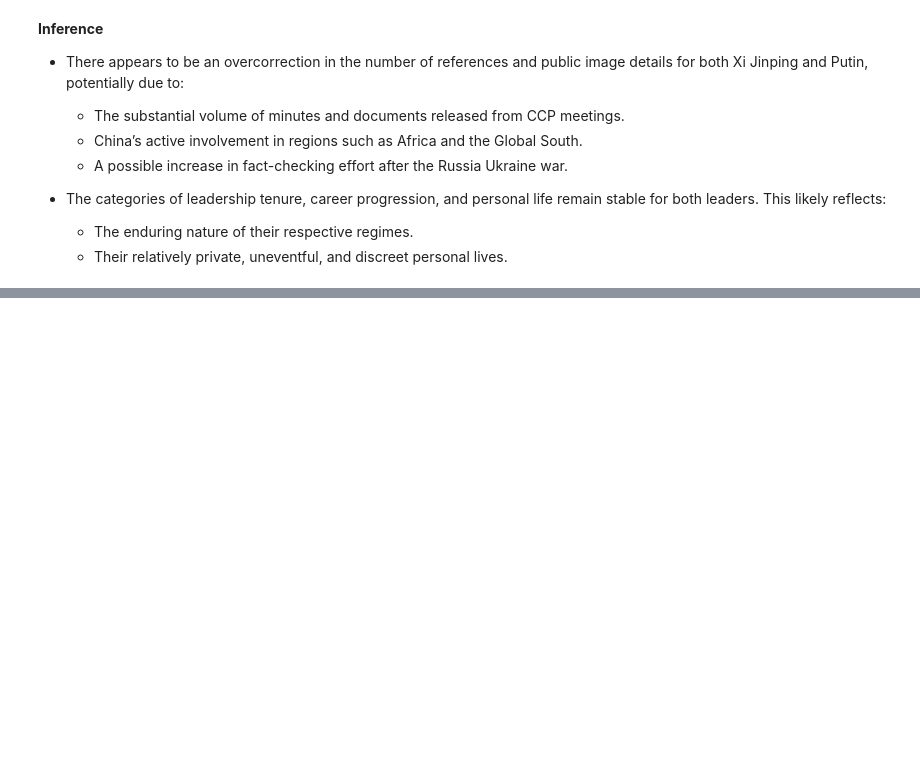
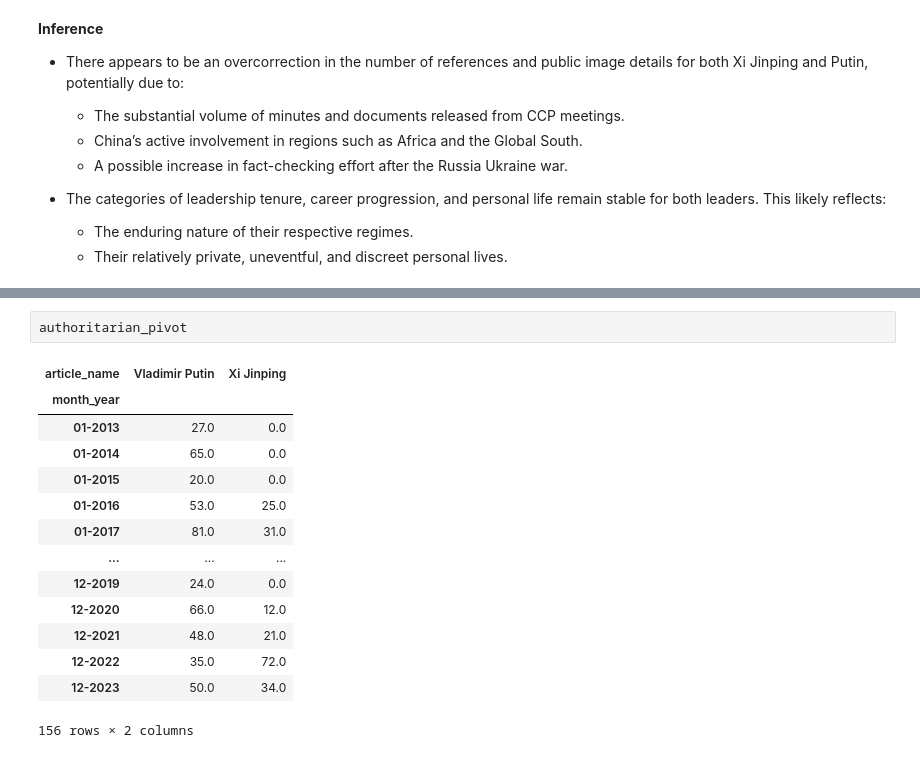
Before and after one commit to felixwallis/sds-week-2-wikipedia-presentation, a Jupyter notebook: visualising_findings.ipynb, the cells around one changed output, grey strips where cells are left out. Cells and saved outputs as stored; diff of their text form; blank space fills up the shorter version.

```diff
--- a/visualising_findings.ipynb
+++ b/visualising_findings.ipynb
@@ -201,0 +255,17 @@ plt.show()
+# %%
+authoritarian_pivot
+# %% [output]
+| article_name | Vladimir Putin | Xi Jinping |
+| month_year |  |  |
+| 01-2013 | 27.0 | 0.0 |
+| 01-2014 | 65.0 | 0.0 |
+| 01-2015 | 20.0 | 0.0 |
+| 01-2016 | 53.0 | 25.0 |
+| 01-2017 | 81.0 | 31.0 |
+| ... | ... | ... |
+| 12-2019 | 24.0 | 0.0 |
+| 12-2020 | 66.0 | 12.0 |
+| 12-2021 | 48.0 | 21.0 |
+| 12-2022 | 35.0 | 72.0 |
+| 12-2023 | 50.0 | 34.0 |
+156 rows × 2 columns
```
Also changed, not shown: parts of 6 cells of this notebook, 2 other files.
